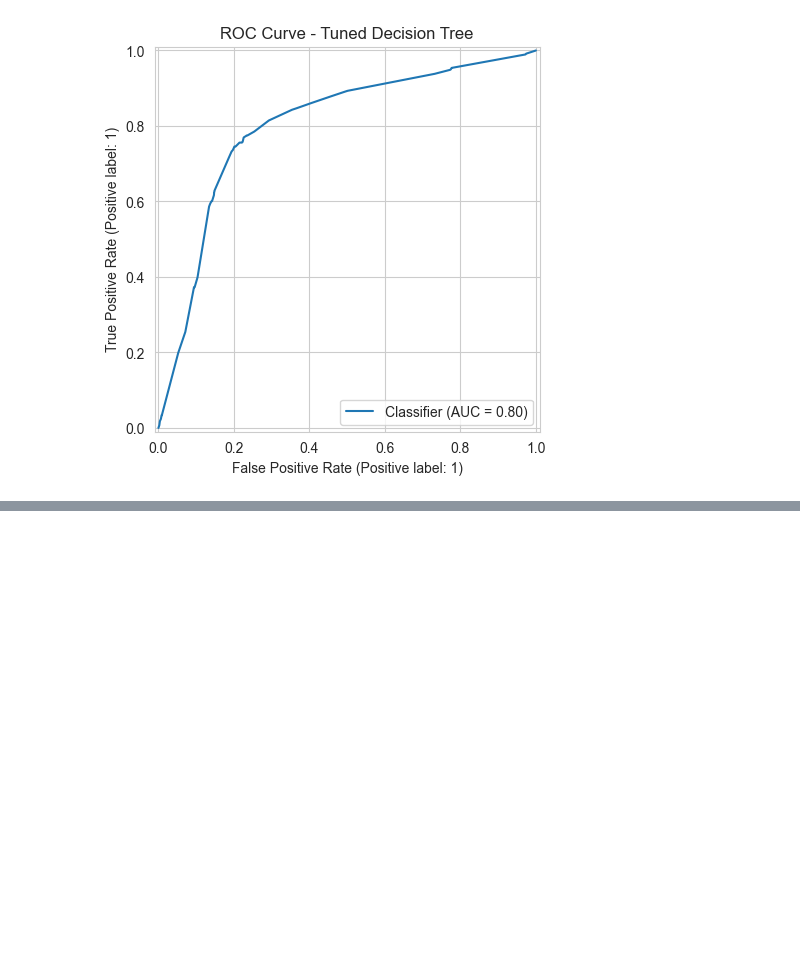
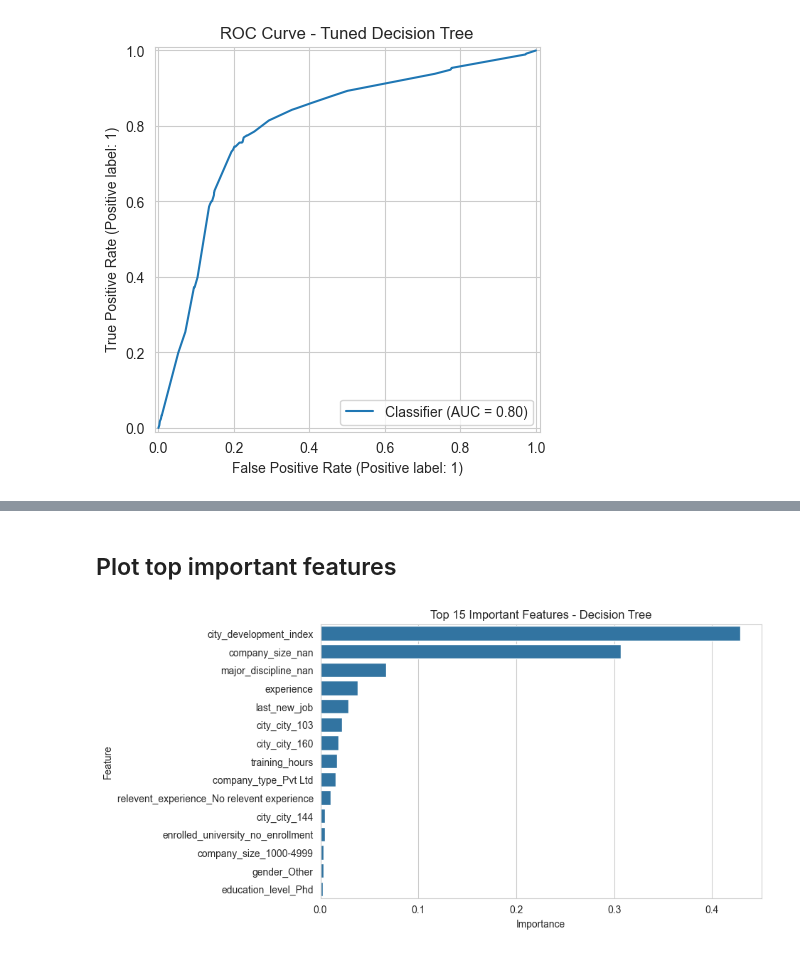
Before and after one commit to asitha-dharmarathne/Job-Change-Prediction-Using-Supervised-Learning, a Jupyter notebook: notebooks/03_decision_tree.ipynb, the cells around one changed output, grey strips where cells are left out. Saved outputs shown, nothing was run; the diff lists cells and outputs as text; code cells hidden in the pictures; blank space fills up the shorter version.

Commit message:
Decision tree results saved successfully

```diff
--- a/notebooks/03_decision_tree.ipynb
+++ b/notebooks/03_decision_tree.ipynb
@@ -302,0 +313,7 @@ plt.show()
+# %%
+feature_importance = pd.DataFrame({
+    "Feature": X.columns,
+    "Importance": best_dt.feature_importances_
+}).sort_values(by="Importance", ascending=False)
+
+feature_importance.head(15)
@@ -302,0 +337,10 @@ plt.show()
+# %% [markdown]
+## Plot top important features
+# %%
+top_features = feature_importance.head(15)
+
+sns.barplot(data=top_features, x="Importance", y="Feature")
+plt.title("Top 15 Important Features - Decision Tree")
+plt.show()
+# %% [output]
+[figure, added]
```
Also changed, not shown: parts of 8 cells of this notebook, 2 other files.
